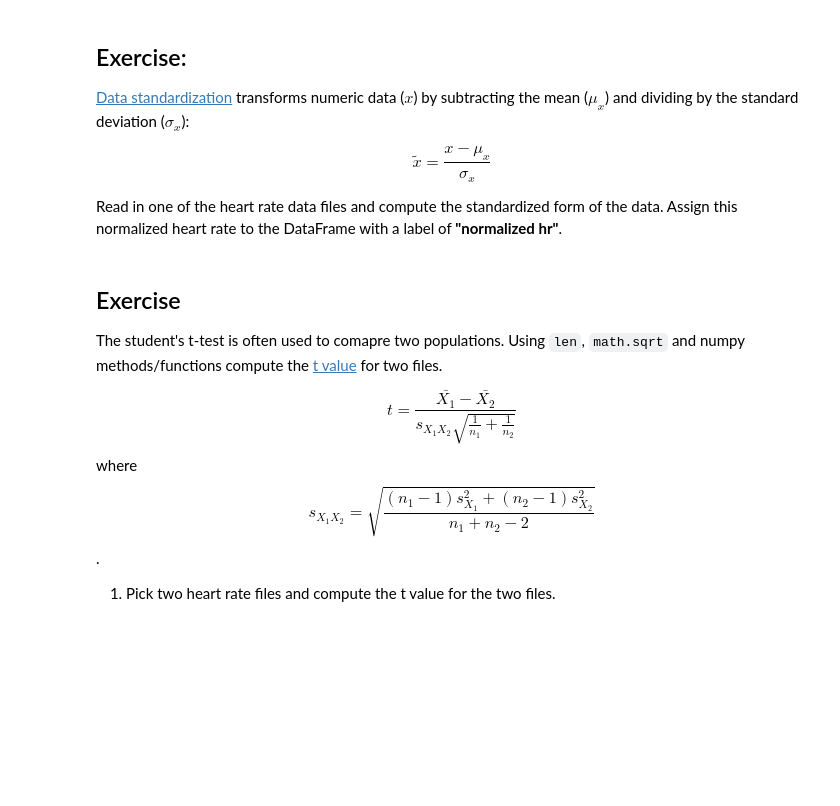
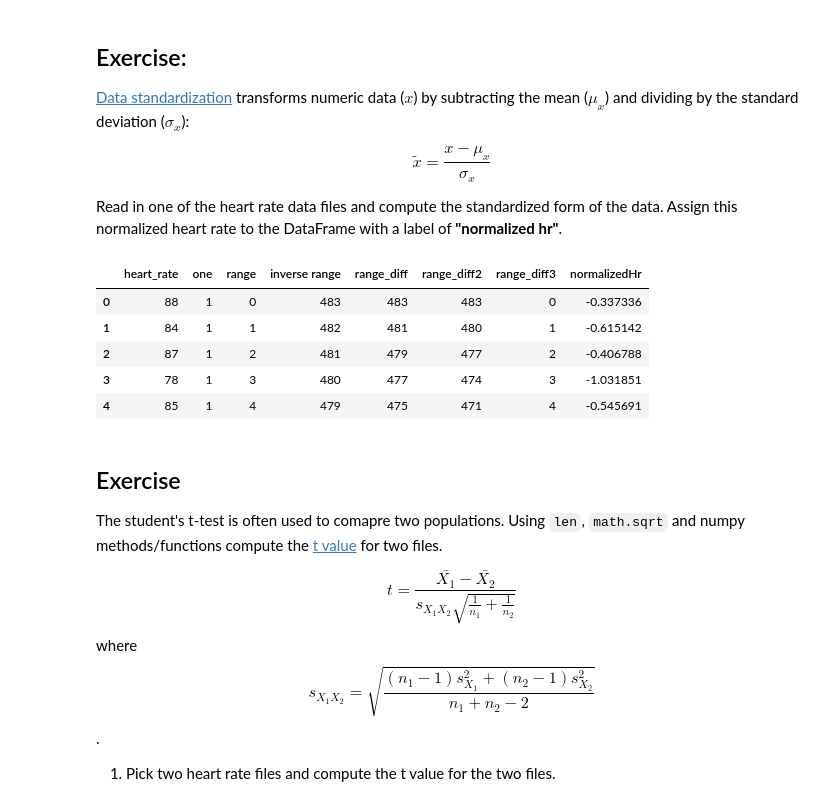
Before and after one commit to UUDeCART/2019_python_boot_camp, a Jupyter notebook: modules/module2/numeric_data_characterization.ipynb, the cells around one changed output. Drawn from its saved outputs; the diff is of its cells as text; code cells hidden in the pictures; blank space fills up the shorter version.

```diff
--- a/modules/module2/numeric_data_characterization.ipynb
+++ b/modules/module2/numeric_data_characterization.ipynb
@@ -194,0 +294,6 @@ hr.head()
+# %%
+def myfunc1(row):
+    return row["range_diff"] - row["range_diff2"]
+
+hr["range_diff3"] = hr.apply(myfunc1, axis = 1)
+hr.head()
@@ -200,6 +312,16 @@ hr.head()
 $$\tilde{x} = \frac{x-\mu_x}{\sigma_x}$$
 
 Read in one of the heart rate data files and compute the standardized form of the data. Assign this normalized heart rate to the DataFrame with a label of **"normalized hr"**.
+# %%
+hr["normalizedHr"] = (hr["heart_rate"] - hr["heart_rate"].mean()) / hr["heart_rate"].std()
+hr.head()
+# %% [output]
+|  | heart_rate | one | range | inverse range | range_diff | range_diff2 | range_diff3 | normalizedHr |
+| 0 | 88 | 1 | 0 | 483 | 483 | 483 | 0 | -0.337336 |
+| 1 | 84 | 1 | 1 | 482 | 481 | 480 | 1 | -0.615142 |
+| 2 | 87 | 1 | 2 | 481 | 479 | 477 | 2 | -0.406788 |
+| 3 | 78 | 1 | 3 | 480 | 477 | 474 | 3 | -1.031851 |
+| 4 | 85 | 1 | 4 | 479 | 475 | 471 | 4 | -0.545691 |
 # %% [markdown]
 ## Exercise
 
```
Also changed, not shown: parts of 25 cells of this notebook, 23 other files.
